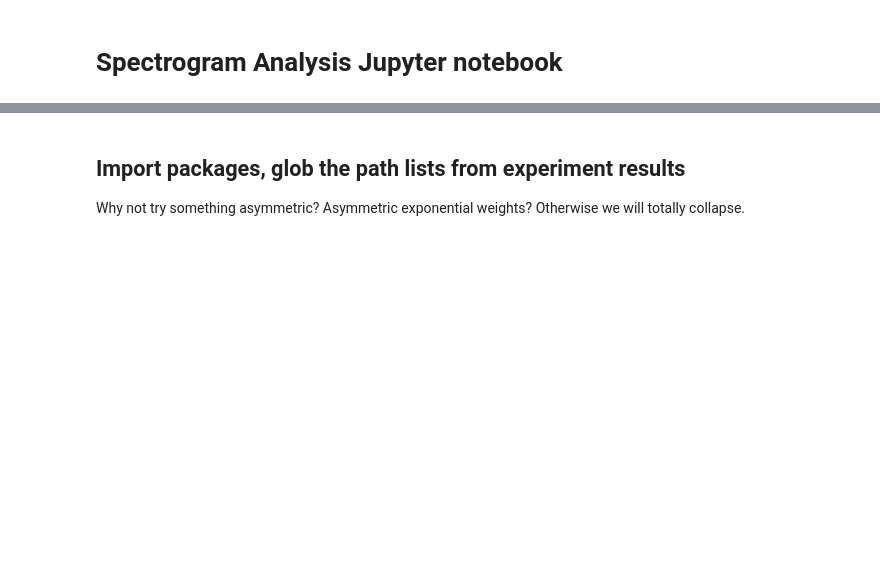
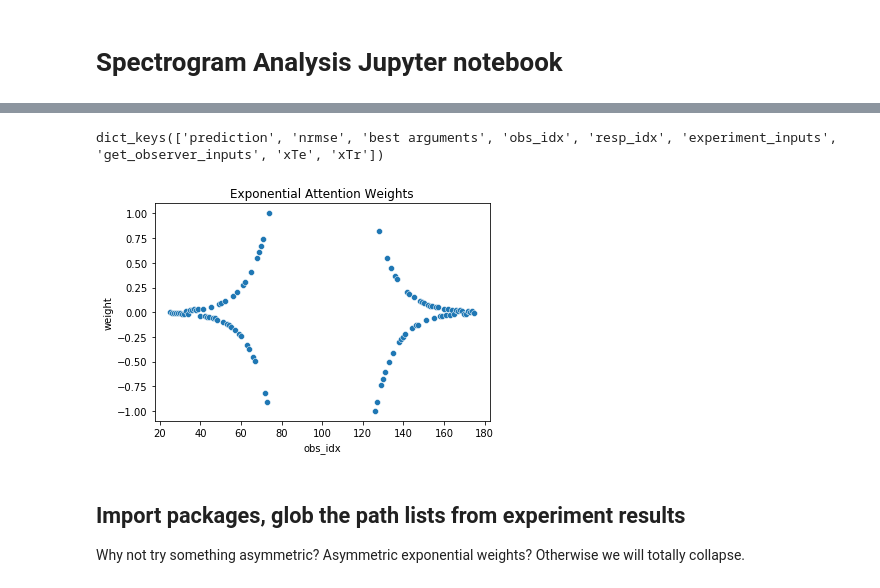
Before and after one commit to blindedjoy/Reservoir, a Jupyter notebook: MARIOS/Analysis.ipynb, the cells around one changed output, grey strips where cells are left out. Drawn from its saved outputs; the diff is of its cells as text; code cells hidden in the pictures; blank space fills up the shorter version.

```diff
--- a/MARIOS/Analysis.ipynb
+++ b/MARIOS/Analysis.ipynb
@@ -2,0 +11,6 @@
+# %%
+medium_path_list = glob.glob('experiment_results/medium/*/*.txt')
+test_analysis = EchoStateAnalysis([medium_path_list[0]],
+                                  model = "uniform",
+                                  ip_use_observers = True,
+                                  ip_method = "linear")
@@ -2,0 +37,3 @@
+# %%
+json_obj_test = test_analysis.experiment_lst[0]
+test_experiment = test_analysis.get_experiment(json_obj_test)
@@ -3,3 +68,17 @@
+# %%
+json_obj_test.keys()
+# %% [output]
+dict_keys(['prediction', 'nrmse', 'best arguments', 'obs_idx', 'resp_idx', 'experiment_inputs', 'get_observer_inputs', 'xTe', 'xTr'])
+# %%
+test_esn = test_experiment.esn_spec
+test2_esn = EchoStateNetwork(**json_obj_test["best arguments"]["exponential"],
+                             resp_idx = json_obj_test["resp_idx"],
+                             obs_idx = json_obj_test["obs_idx"],
+                             exponential = True, plot = True)
+# %%
+test2_esn.get_exp_weights()
+# %% [output]
+[figure, added]
 # %% [markdown]
 ## Import packages, glob the path lists from experiment results
 
```
Also changed, not shown: parts of 44 cells of this notebook, 10 other files.
